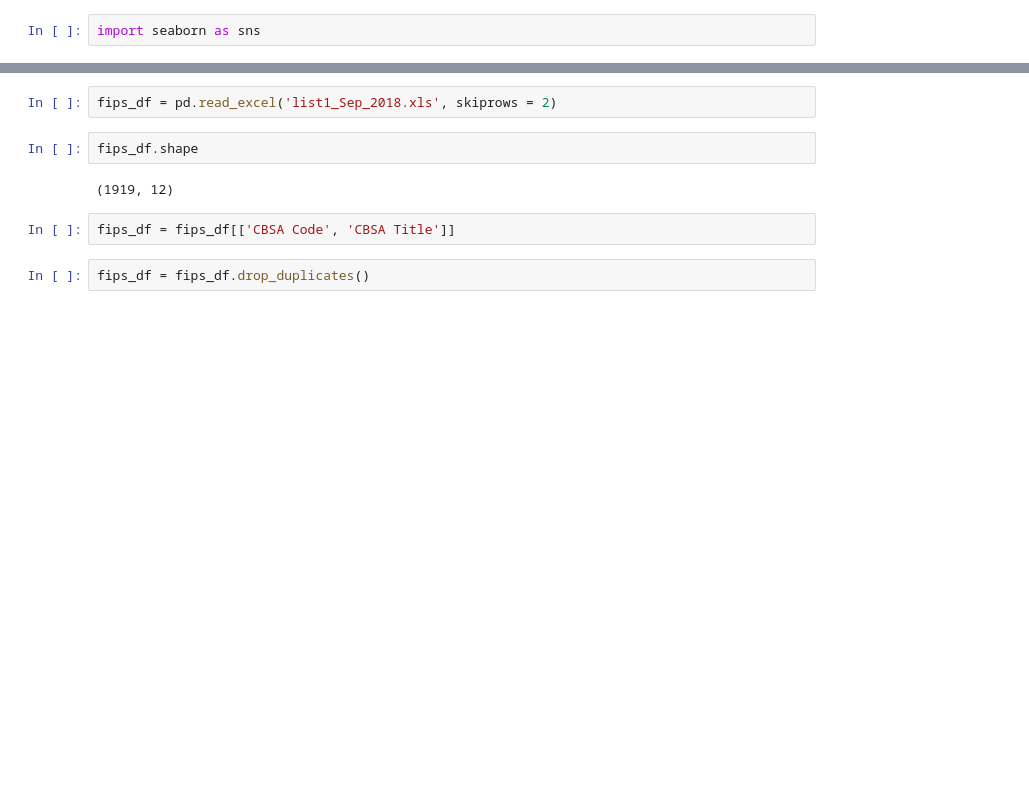
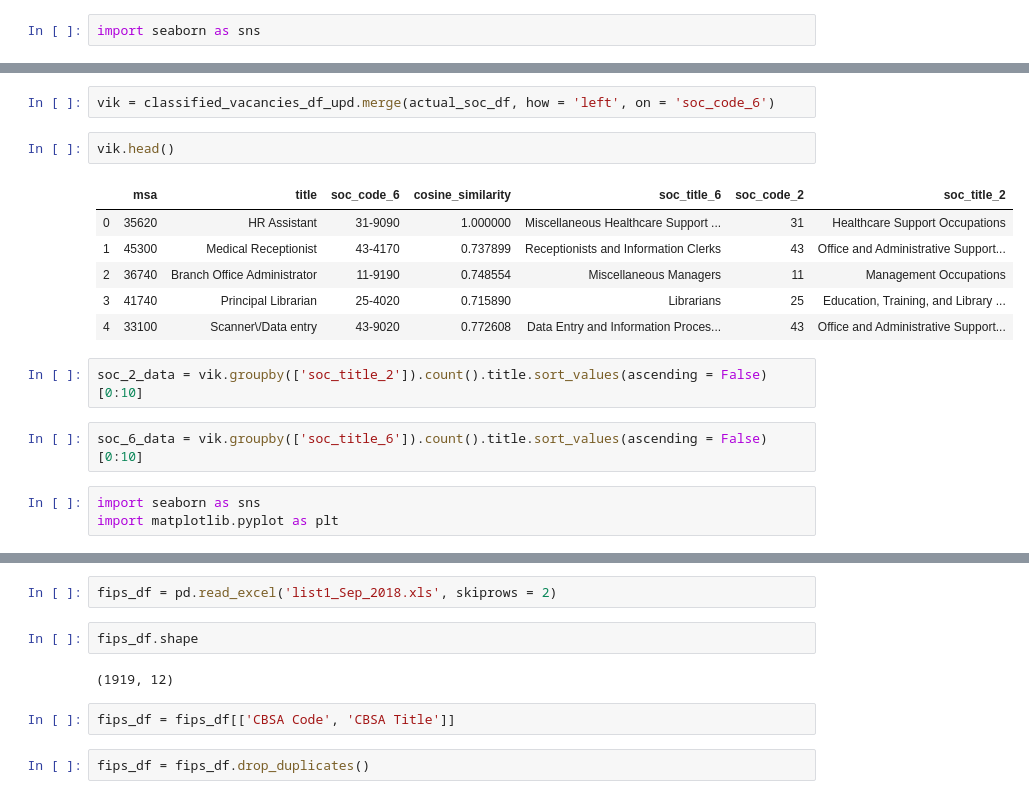
Before and after one commit to anilca-lab/FIS-capstone-project, a Jupyter notebook: Master_notebook.ipynb, the cells around one changed output, grey strips where cells are left out. Saved outputs shown, nothing was run; the diff lists cells and outputs as text; blank space fills up the shorter version.

```diff
--- a/Master_notebook.ipynb
+++ b/Master_notebook.ipynb
@@ -971,0 +1044,18 @@ classified_vacancies_df['msa'] = [str(msa)[0:5] for msa in classified_vacancies_
+# %%
+vik = classified_vacancies_df_upd.merge(actual_soc_df, how = 'left', on = 'soc_code_6')
+# %%
+vik.head()
+# %% [output]
+|  | msa | title | soc_code_6 | cosine_similarity | soc_title_6 | soc_code_2 | soc_title_2 |
+| 0 | 35620 | HR Assistant | 31-9090 | 1.000000 | Miscellaneous Healthcare Support ... | 31 | Healthcare Support Occupations |
+| 1 | 45300 | Medical Receptionist | 43-4170 | 0.737899 | Receptionists and Information Clerks | 43 | Office and Administrative Support... |
+| 2 | 36740 | Branch Office Administrator | 11-9190 | 0.748554 | Miscellaneous Managers | 11 | Management Occupations |
+| 3 | 41740 | Principal Librarian | 25-4020 | 0.715890 | Librarians | 25 | Education, Training, and Library ... |
+| 4 | 33100 | Scanner\/Data entry | 43-9020 | 0.772608 | Data Entry and Information Proces... | 43 | Office and Administrative Support... |
+# %%
+soc_2_data = vik.groupby(['soc_title_2']).count().title.sort_values(ascending = False)[0:10]
+# %%
+soc_6_data = vik.groupby(['soc_title_6']).count().title.sort_values(ascending = False)[0:10]
+# %%
+import seaborn as sns
+import matplotlib.pyplot as plt
```
Also changed, not shown: parts of 27 cells of this notebook, 5 other files.
